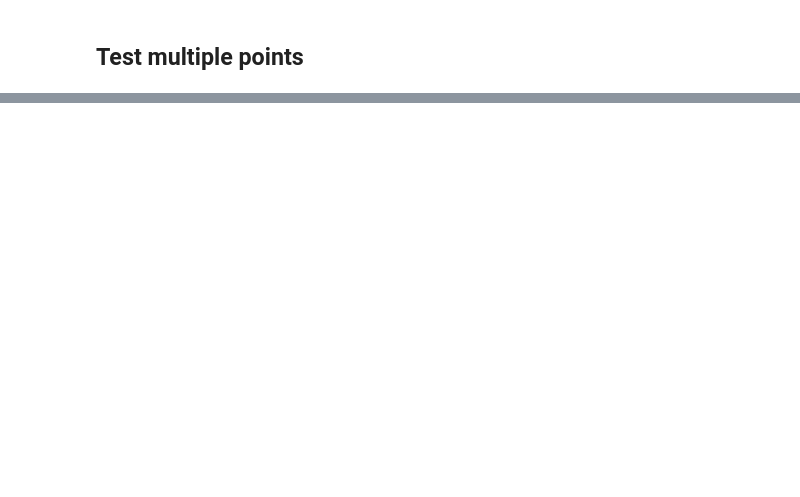
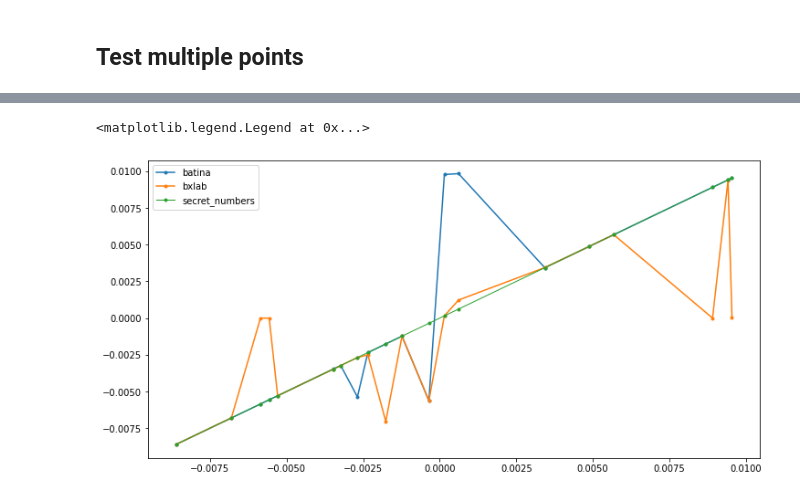
Before and after one commit to mu-triv/DPACv4, a Jupyter notebook: hwp.ipynb, the cells around one changed output, grey strips where cells are left out. Drawn from its saved outputs; the diff is of its cells as text; code cells hidden in the pictures; blank space fills up the shorter version.

Commit message:
add batina calculations

```diff
--- a/hwp.ipynb
+++ b/hwp.ipynb
@@ -136,0 +138,15 @@ ax.legend()
+# %%
+def batina_guess_number(secret_number, guess_range, prescision, known_inputs):
+    low, high = guess_range
+    guess_val = np.arange(low, high, prescision)
+    print('matrix size = %d x %d' % (len(known_inputs), len(guess_val)))
+    hw = pd.DataFrame(columns=guess_val, data=known_inputs.reshape(-1, 1) * guess_val)
+    hw['actual'] = known_inputs * secret_number
+    print('calculate correlation...')
+    corr = hw.applymap(lambda x: hamming_weight(x)).corr(method='pearson')
+    return corr['actual'].drop('actual').idxmax()
+# %%
+batinta_results = pd.Series(index=secret_numbers, name='guessed_numbers', dtype=np.float32)
+for idx in batinta_results.index:
+    batinta_results[idx] = batina_guess_number(idx, guess_range, prescision * 10, known_inputs)
+    print('secret_value = %f, guessed_value = %f' % (idx, batinta_results[idx]))
@@ -136,0 +171,8 @@ ax.legend()
+# %%
+ax = batinta_results.plot(figsize = (12, 6), marker='.', label='batina')
+results.plot(ax=ax, marker='.', label='bxlab')
+ax.plot(batinta_results.index, batinta_results.index, marker='.', linewidth=1, label='secret_numbers')
+ax.legend()
+# %% [output]
+<matplotlib.legend.Legend at 0x...>
+[figure, added]
```
Also changed, not shown: parts of 9 cells of this notebook.
